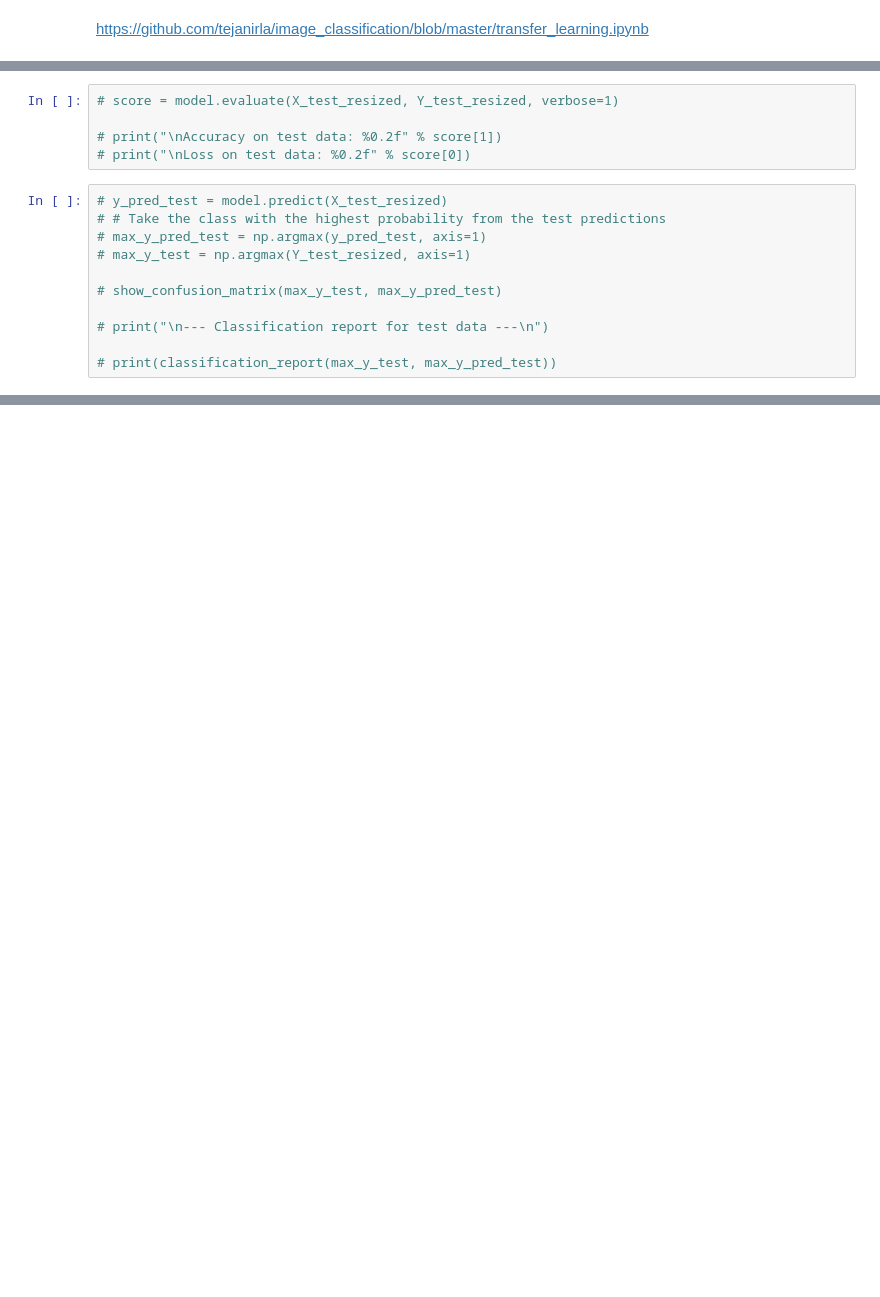
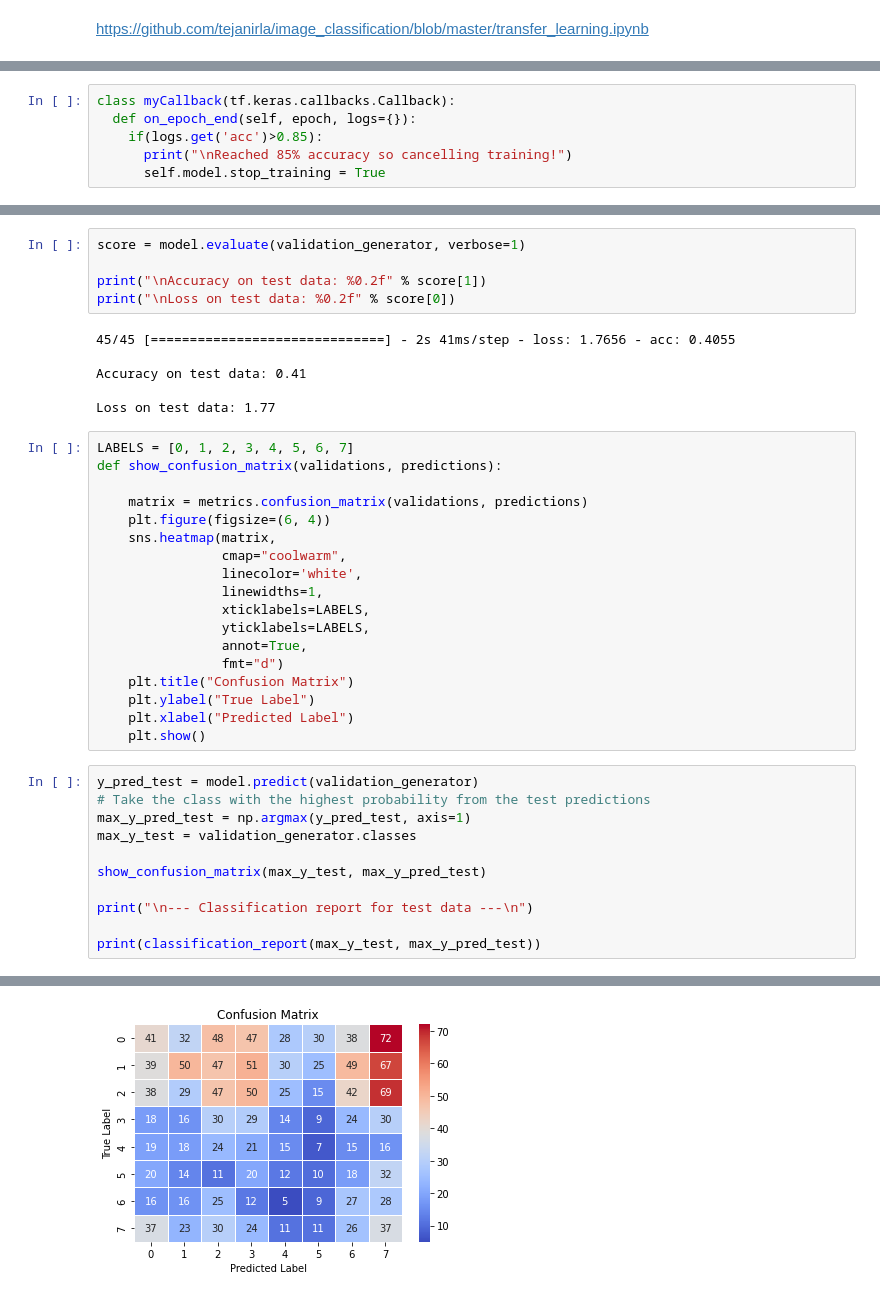
Before and after one commit to wamikamalik/CS3244-Group-8-Project-2, a Jupyter notebook: face extraction.ipynb, the cells around one changed output, grey strips where cells are left out. Drawn from its saved outputs; the diff is of its cells as text; blank space fills up the shorter version.

Commit message:
convert face data to images and try transfer learning for face images

```diff
--- a/face extraction.ipynb
+++ b/face extraction.ipynb
@@ -572 +627,7 @@ https://github.com/tejanirla/image_classification/blob/master/transfer_learning.
+# %%
+class myCallback(tf.keras.callbacks.Callback):
+  def on_epoch_end(self, epoch, logs={}):
+    if(logs.get('acc')>0.85):
+      print("\nReached 85% accuracy so cancelling training!")
+      self.model.stop_training = True
 # %%
@@ -585,16 +665,41 @@ https://github.com/tejanirla/image_classification/blob/master/transfer_learning.
 # %%
-# score = model.evaluate(X_test_resized, Y_test_resized, verbose=1)
+score = model.evaluate(validation_generator, verbose=1)
 
-# print("\nAccuracy on test data: %0.2f" % score[1])
-# print("\nLoss on test data: %0.2f" % score[0])
+print("\nAccuracy on test data: %0.2f" % score[1])
+print("\nLoss on test data: %0.2f" % score[0])
+# %% [output]
+45/45 [==============================] - 2s 41ms/step - loss: 1.7656 - acc: 0.4055
+
+Accuracy on test data: 0.41
+
+Loss on test data: 1.77
+# %%
+LABELS = [0, 1, 2, 3, 4, 5, 6, 7]
+def show_confusion_matrix(validations, predictions):
+
+    matrix = metrics.confusion_matrix(validations, predictions)
+    plt.figure(figsize=(6, 4))
+    sns.heatmap(matrix,
+                cmap="coolwarm",
+                linecolor='white',
+                linewidths=1,
+                xticklabels=LABELS,
+                yticklabels=LABELS,
+                annot=True,
+                fmt="d")
+    plt.title("Confusion Matrix")
+    plt.ylabel("True Label")
+    plt.xlabel("Predicted Label")
+    plt.show()
 # %%
-# y_pred_test = model.predict(X_test_resized)
-# # Take the class with the highest probability from the test predictions
-# max_y_pred_test = np.argmax(y_pred_test, axis=1)
-# max_y_test = np.argmax(Y_test_resized, axis=1)
+y_pred_test = model.predict(validation_generator)
+# Take the class with the highest probability from the test predictions
+max_y_pred_test = np.argmax(y_pred_test, axis=1)
+max_y_test = validation_generator.classes
 
-# show_confusion_matrix(max_y_test, max_y_pred_test)
+show_confusion_matrix(max_y_test, max_y_pred_test)
 
-# print("\n--- Classification report for test data ---\n")
+print("\n--- Classification report for test data ---\n")
 
-# print(classification_report(max_y_test, max_y_pred_test))
+print(classification_report(max_y_test, max_y_pred_test))
+# %% [output]
@@ -600,0 +707 @@ https://github.com/tejanirla/image_classification/blob/master/transfer_learning.
+[figure, added]
```
Also changed, not shown: parts of 11 cells of this notebook, 1 other file.
